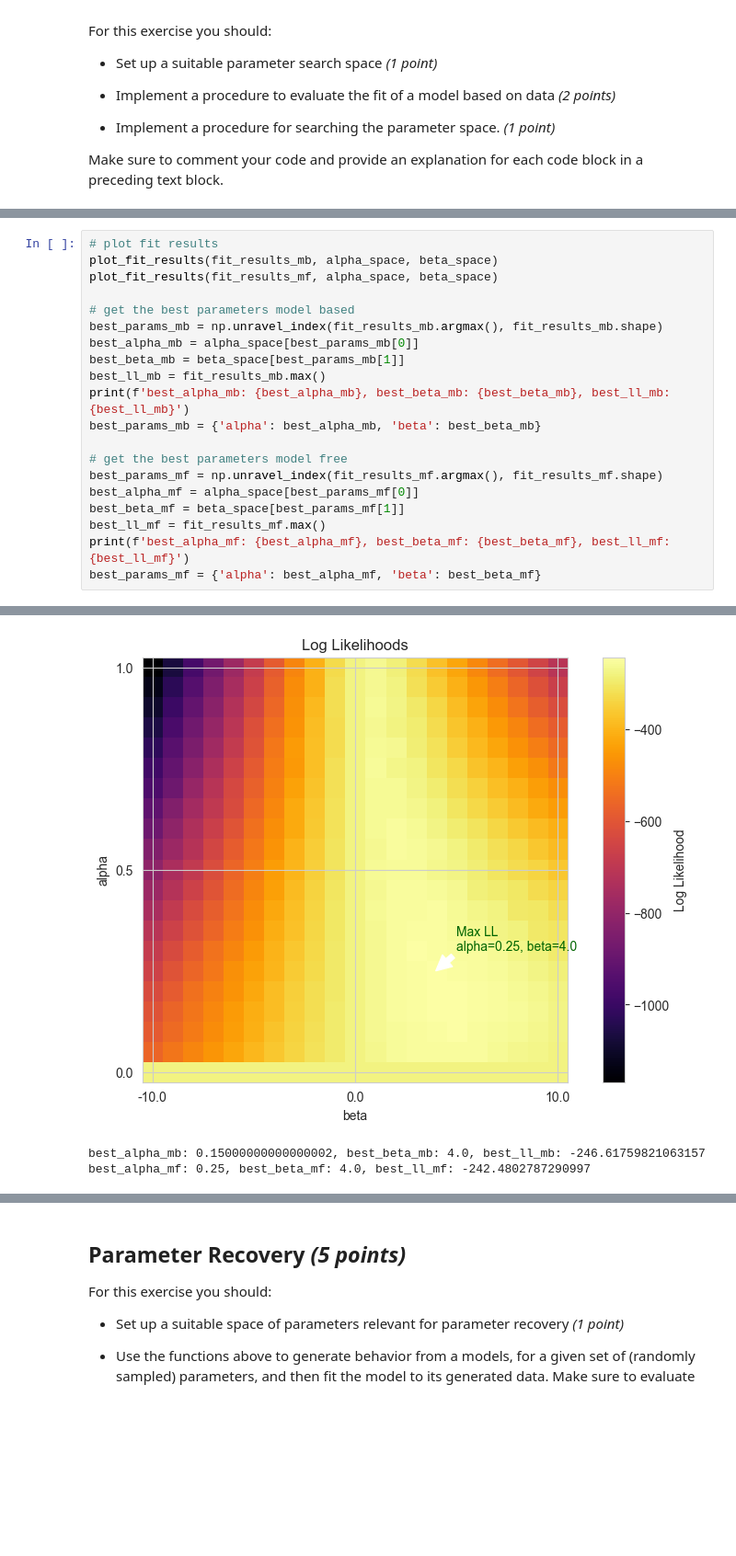
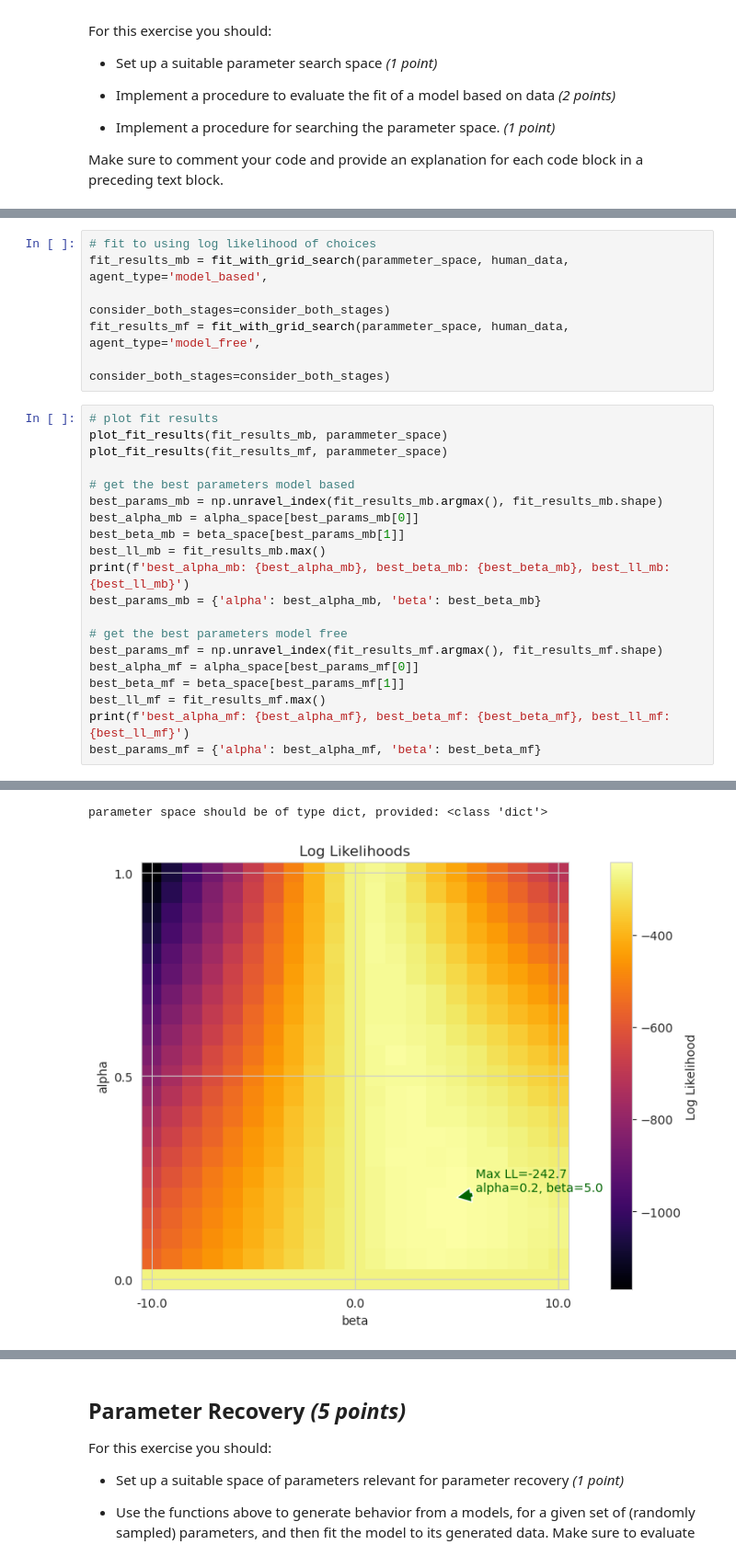
Before and after one commit to imtezcan/rl-twoStepTask, a Jupyter notebook: modeling_procedure.ipynb, the cells around one changed output, grey strips where cells are left out. Shown at 92% size. Cells and saved outputs as stored; diff of their text form; blank space fills up the shorter version.

```diff
--- a/modeling_procedure.ipynb
+++ b/modeling_procedure.ipynb
@@ -268,7 +245,13 @@ agent_type: model_free, consider_both_stages: True
+# %%
+# fit to using log likelihood of choices
+fit_results_mb = fit_with_grid_search(parammeter_space, human_data, agent_type='model_based',
+                                            consider_both_stages=consider_both_stages)
+fit_results_mf = fit_with_grid_search(parammeter_space, human_data, agent_type='model_free',
+                                            consider_both_stages=consider_both_stages)
 # %%
 # plot fit results
-plot_fit_results(fit_results_mb, alpha_space, beta_space)
-plot_fit_results(fit_results_mf, alpha_space, beta_space)
+plot_fit_results(fit_results_mb, parammeter_space)
+plot_fit_results(fit_results_mf, parammeter_space)
 
 # get the best parameters model based
 best_params_mb = np.unravel_index(fit_results_mb.argmax(), fit_results_mb.shape)
@@ -290,3 +273,2 @@ best_params_mf = {'alpha': best_alpha_mf, 'beta': best_beta_mf}
+parameter space should be of type dict, provided: <class 'dict'>
-[figure, old version]
+[figure, new version]
-best_alpha_mb: 0.15000000000000002, best_beta_mb: 4.0, best_ll_mb: -246.61759821063157
-best_alpha_mf: 0.25, best_beta_mf: 4.0, best_ll_mf: -242.4802787290997
```
Also changed, not shown: parts of 29 cells of this notebook, 4 other files.
